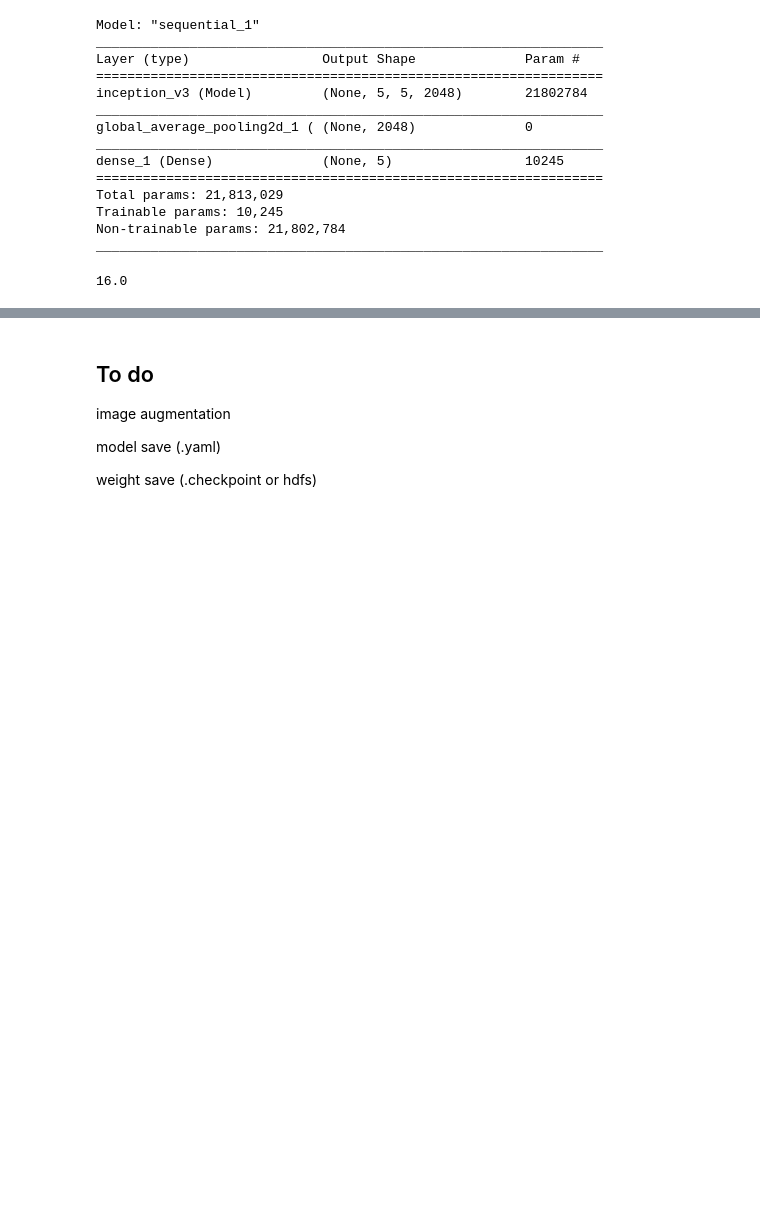
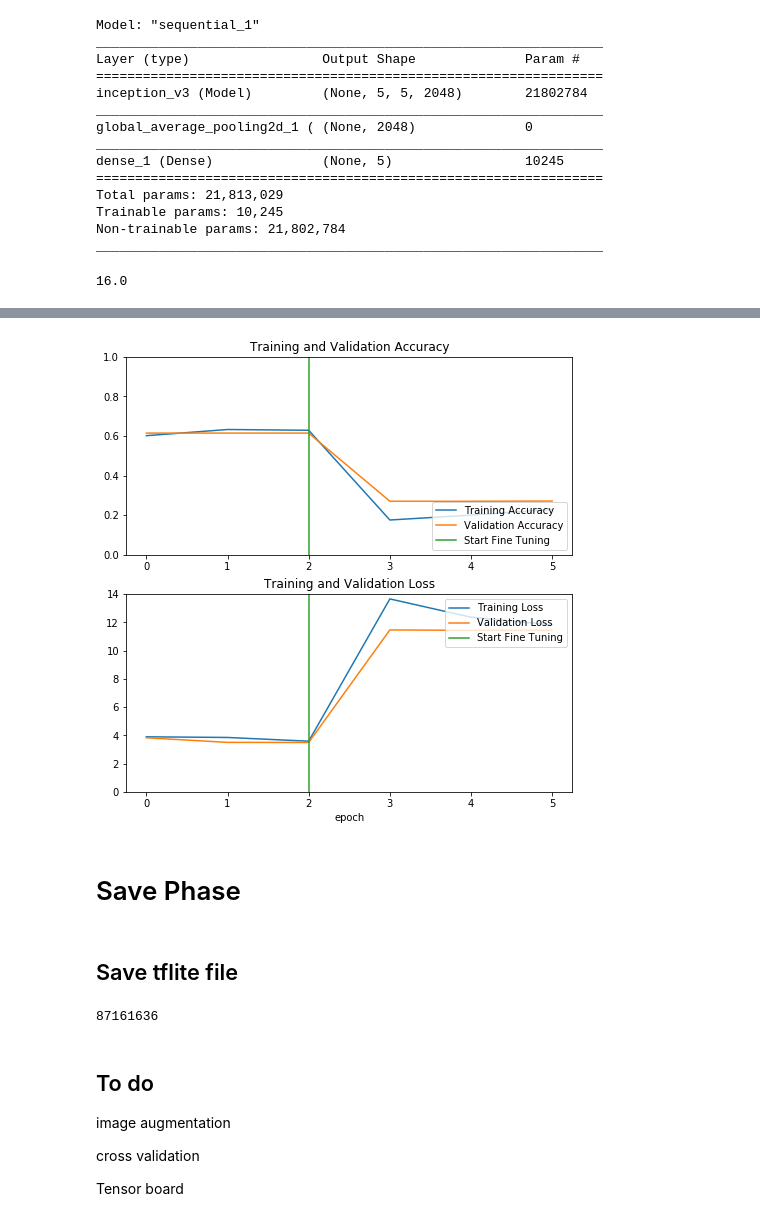
Before and after one commit to binkoni/BARS, a Jupyter notebook: Model/OverallProcess.ipynb, the cells around one changed output, grey strips where cells are left out. Drawn from its saved outputs; the diff is of its cells as text; code cells hidden in the pictures; blank space fills up the shorter version.

```diff
--- a/Model/OverallProcess.ipynb
+++ b/Model/OverallProcess.ipynb
@@ -403,0 +415,4 @@ plt.show()
+# %%
+model.compile(loss='binary_crossentropy',
+              optimizer = tf.keras.optimizers.RMSprop(lr=0.00005),
+              metrics=['accuracy'])
@@ -403,0 +440,11 @@ plt.show()
+# %%
+fine_tune_epochs = 3
+total_epochs =  initial_epochs + fine_tune_epochs
+
+history_fine = model.fit(train_ds,
+                    epochs=total_epochs,
+                    initial_epoch=initial_epochs,
+                    steps_per_epoch=steps_per_epoch,
+                    validation_data=val_ds,
+                    validation_steps=val_step,
+                    )
@@ -404,9 +458,50 @@ plt.show()
+# %%
+acc += history_fine.history['acc']
+val_acc += history_fine.history['val_acc']
+
+loss += history_fine.history['loss']
+val_loss += history_fine.history['val_loss']
+# %%
+plt.figure(figsize=(8, 8))
+plt.subplot(2, 1, 1)
+plt.plot(acc, label='Training Accuracy')
+plt.plot(val_acc, label='Validation Accuracy')
+plt.ylim([0, 1])
+plt.plot([initial_epochs-1,initial_epochs-1],
+          plt.ylim(), label='Start Fine Tuning')
+plt.legend(loc='lower right')
+plt.title('Training and Validation Accuracy')
+
+plt.subplot(2, 1, 2)
+plt.plot(loss, label='Training Loss')
+plt.plot(val_loss, label='Validation Loss')
+plt.ylim([0, 14])
+plt.plot([initial_epochs-1,initial_epochs-1],
+         plt.ylim(), label='Start Fine Tuning')
+plt.legend(loc='upper right')
+plt.title('Training and Validation Loss')
+plt.xlabel('epoch')
+plt.show()
+# %% [output]
+[figure, added]
+# %% [markdown]
+# Save Phase
+# %% [markdown]
+## Save tflite file
+# %%
+h5_file = "lienar.h5"
+keras.models.save_model(model,h5_file)
+
+Converter = tf.lite.TFLiteConverter.from_keras_model_file(h5_file)
+tflite_model = Converter.convert()
+open("linear.tflite","wb").write(tflite_model)
+# %% [output]
+87161636
 # %% [markdown]
 ## To do
 
 image augmentation<br>
 
+cross validation<bt>
 
-model save (.yaml)<br>
-
-weight save (.checkpoint or hdfs)
+Tensor board <br>
```
Also changed, not shown: parts of 25 cells of this notebook.
